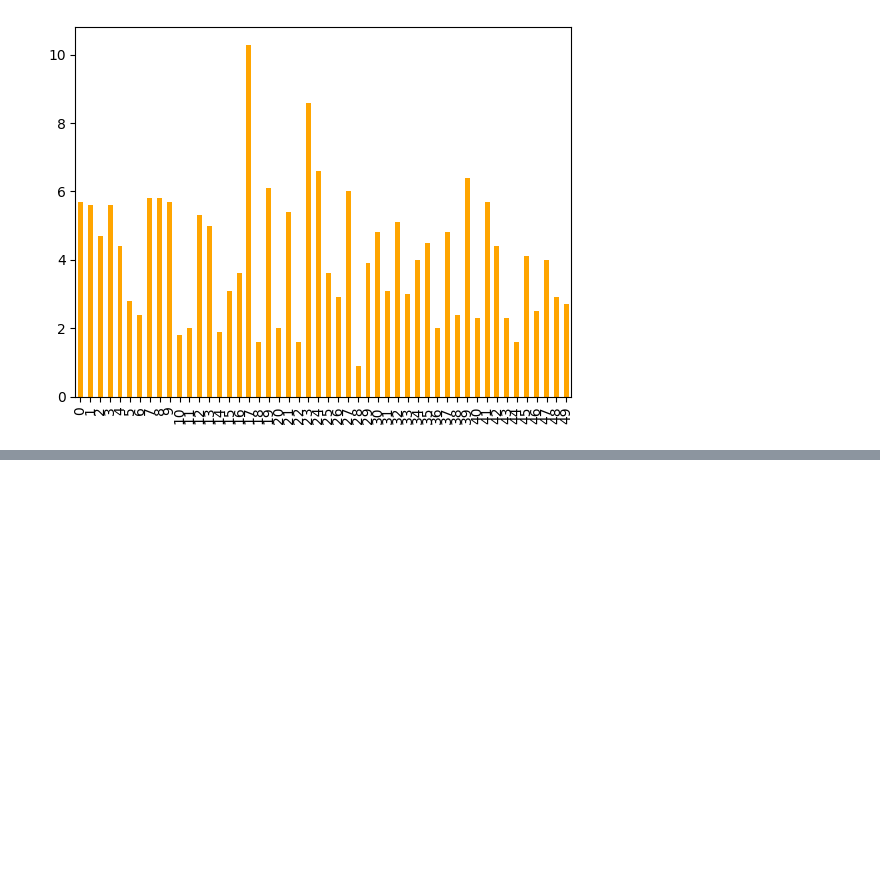
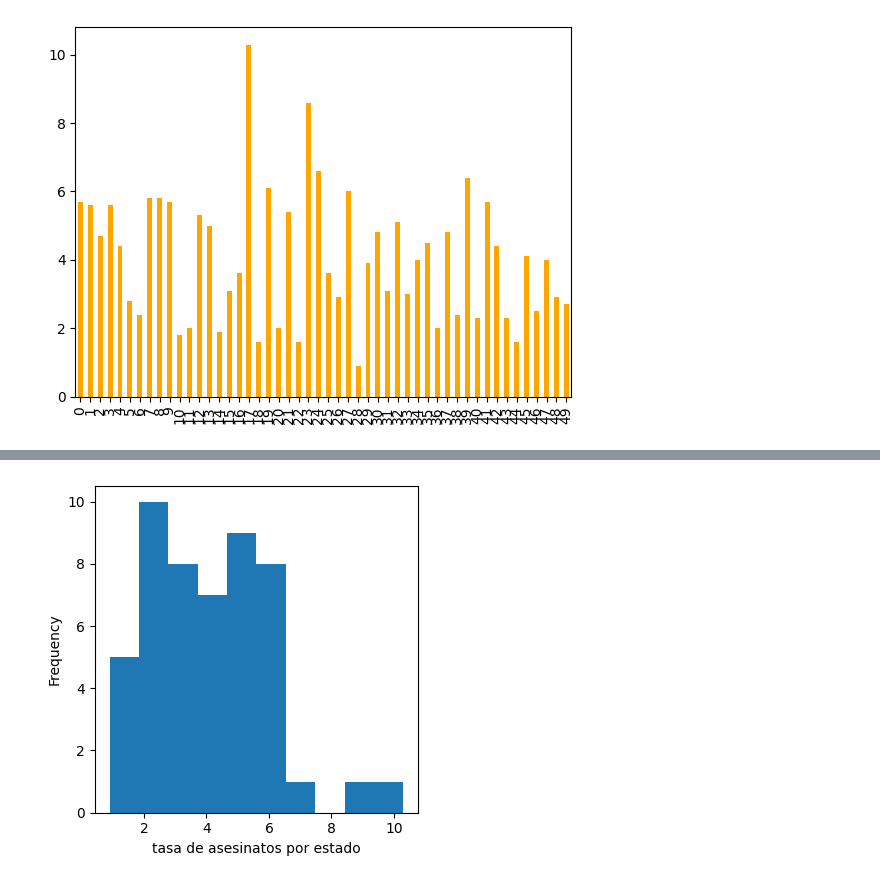
Before and after one commit to fabianandreslealbecerra-arch/Ciencia-de-datos, a Jupyter notebook: Trabajando_con_medidas_centrales.ipynb, the cells around one changed output, grey strips where cells are left out. Saved outputs shown, nothing was run; the diff lists cells and outputs as text; code cells hidden in the pictures; blank space fills up the shorter version.

```diff
--- a/Trabajando_con_medidas_centrales.ipynb
+++ b/Trabajando_con_medidas_centrales.ipynb
@@ -210,0 +225,8 @@ plt.show()
+# %%
+ax=(estado["Murder.Rate"]).plot.hist(figsize=(4,4))
+ax.set_xlabel("tasa de asesinatos por estado")
+
+plt.tight_layout()
+plt.show()
+# %% [output]
+[figure, added]
```
Also changed, not shown: parts of 27 cells of this notebook.
